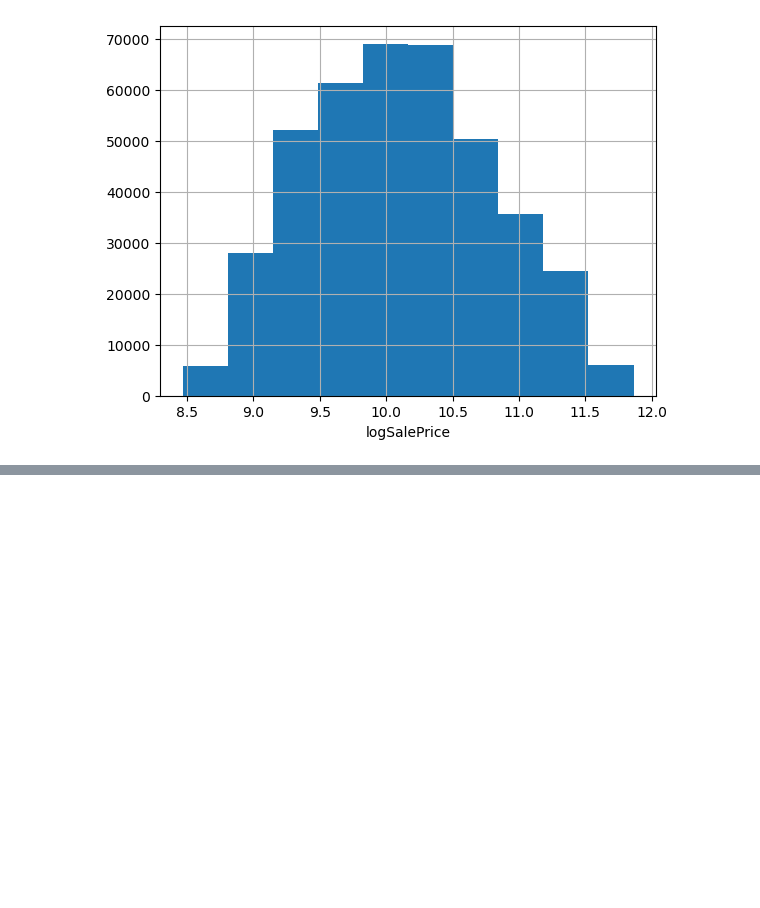
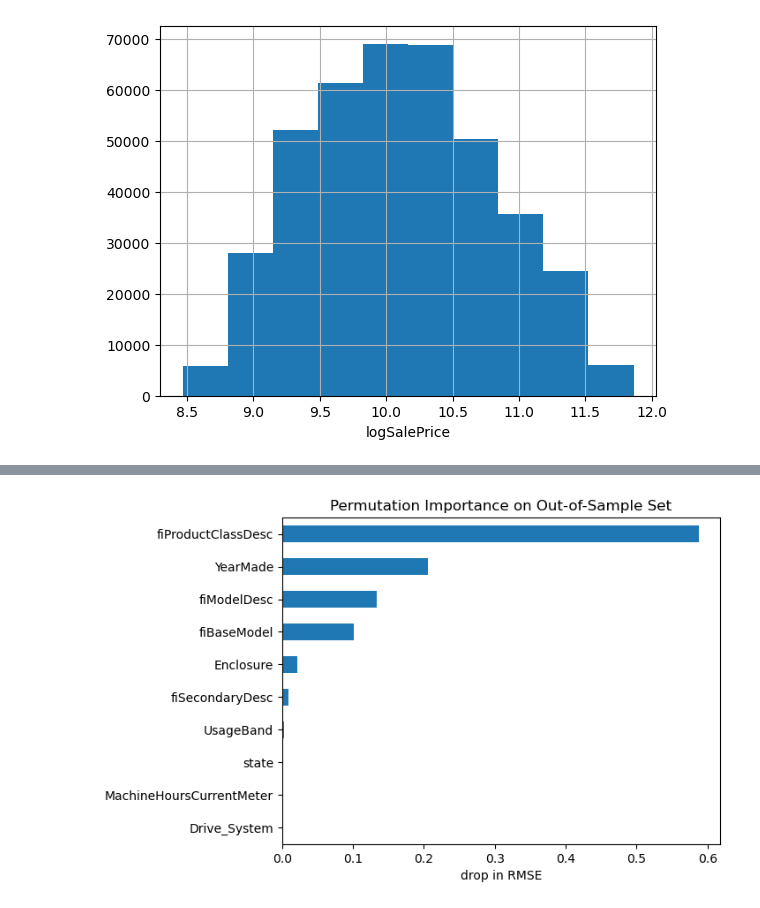
Before and after one commit to mcb00/rr-blog, a Jupyter notebook: posts/xgboost-for-regression-in-python/index.ipynb, the cells around one changed output, grey strips where cells are left out. Drawn from its saved outputs; the diff is of its cells as text; code cells hidden in the pictures; blank space fills up the shorter version.

```diff
--- a/posts/xgboost-for-regression-in-python/index.ipynb
+++ b/posts/xgboost-for-regression-in-python/index.ipynb
@@ -812,0 +296,6 @@ If you found this helpful, or if you have additional ideas about solving regress
+# %%
+# scikit-learn interface
+reg = xgb.XGBRegressor(n_estimators=num_boost_round, enable_categorical=True, **params)
+reg.fit(train_df[features], train_df[target],
+        eval_set=[(train_df[features], train_df[target]), (valid_df[features], valid_df[target])],
+        verbose=10);
@@ -812,0 +427,18 @@ If you found this helpful, or if you have additional ideas about solving regress
+# %%
+from sklearn.inspection import permutation_importance
+from sklearn.metrics import make_scorer
+
+# make a scorer for RMSE
+scorer = make_scorer(mean_squared_error, squared=False)
+permu_imp = permutation_importance(reg, valid_df[features], valid_df[target],
+                                   n_repeats=30, random_state=0, scoring=scorer)
+# %%
+#| fig-alt: horizontal bar plot showing permutation feature importance
+#| fig-cap: top 10 features by permutation importance on validation set
+
+importances_permutation = pd.Series(-1 * permu_imp['importances_mean'], index=features)
+importances_permutation.sort_values(ascending=True)[-10:].plot.barh()
+plt.title('Permutation Importance on Out-of-Sample Set')
+plt.xlabel('drop in RMSE');
+# %% [output]
+[figure, added]
```
Also changed, not shown: parts of 84 cells of this notebook.
